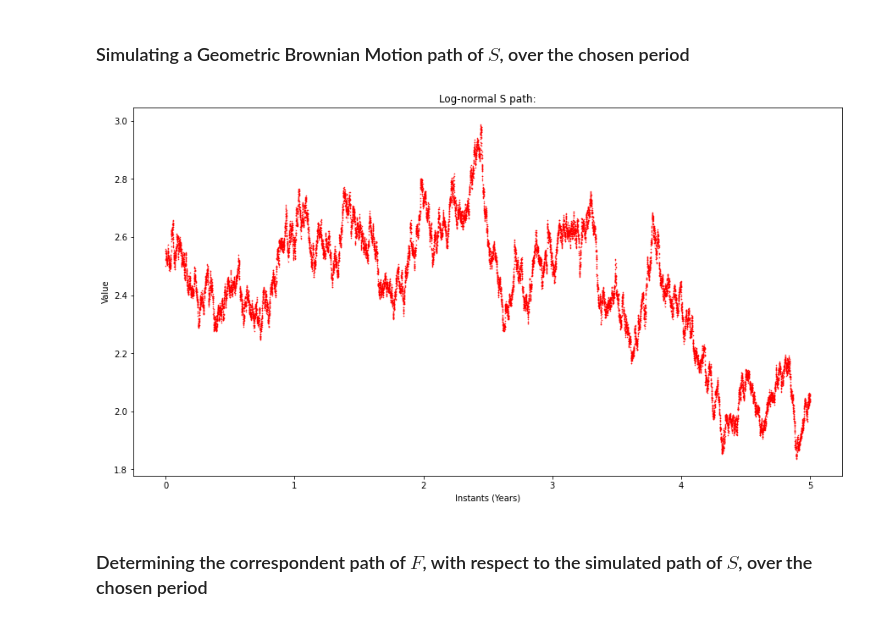
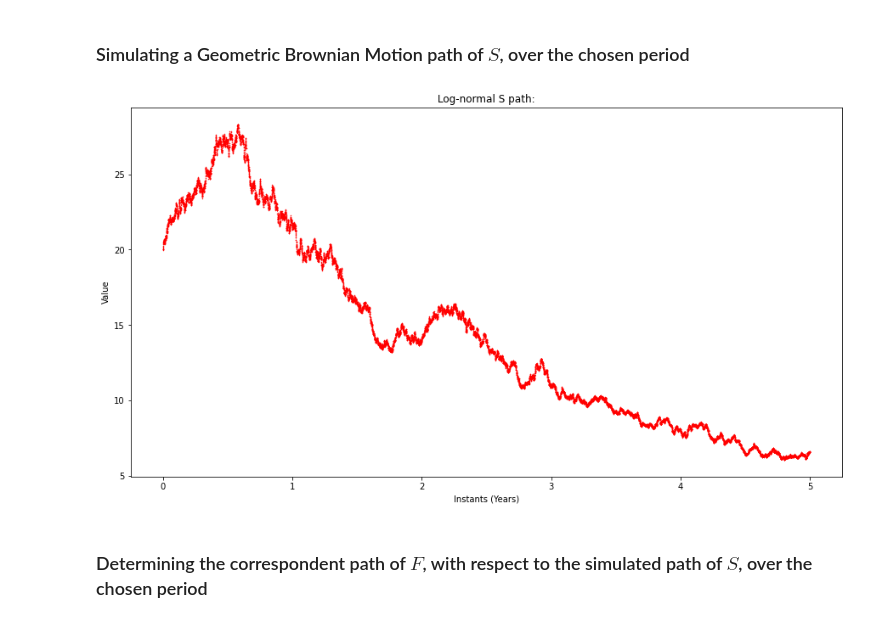
Before and after one commit to victor-felipegontijo/Dynamic-Fund-Protection, a Jupyter notebook: Dynamic_Fund_Protection.ipynb, the cells around one changed output. Cells and saved outputs as stored; diff of their text form; code cells hidden in the pictures.

```diff
--- a/Dynamic_Fund_Protection.ipynb
+++ b/Dynamic_Fund_Protection.ipynb
@@ -151,7 +153,7 @@ years = 5
 r = 0.1
 
 #Initial value of a single unit
-S_0 = 2.5
+S_0 = 20
 # %% [markdown]
 ### Protected Portfolio Parameters
 # %%
@@ -171,7 +173,7 @@ checking_instants = np.array(range(0,size))*dt
 ### Model Parameters - Geometric Brownian Motion
 # %%
 # Drift
-mu = -0.04
+mu = -0.15
 
 # Volatility
 sigma = 0.2
@@ -187,9 +189,9 @@ from Dynamic_Fund_Protection import Gen_F
 ### Simulating a Geometric Brownian Motion path of $S$, over the chosen period
 # %%
 S = Geometric_Brownian_Motion(S_0, mu, sigma, checking_instants)
-plot('Log-normal S path:', S, dt, 'red', 'Log-normal S path')
+plot('Log-normal S path:', S, dt, 'red')
 # %% [output]
-[figure, old version]
+[figure, new version]
 # %% [markdown]
 ### Determining the correspondent path of $F$, with respect to the simulated path of $S$, over the chosen period
 # %%
```
Also changed, not shown: parts of 34 cells of this notebook, 4 other files.
